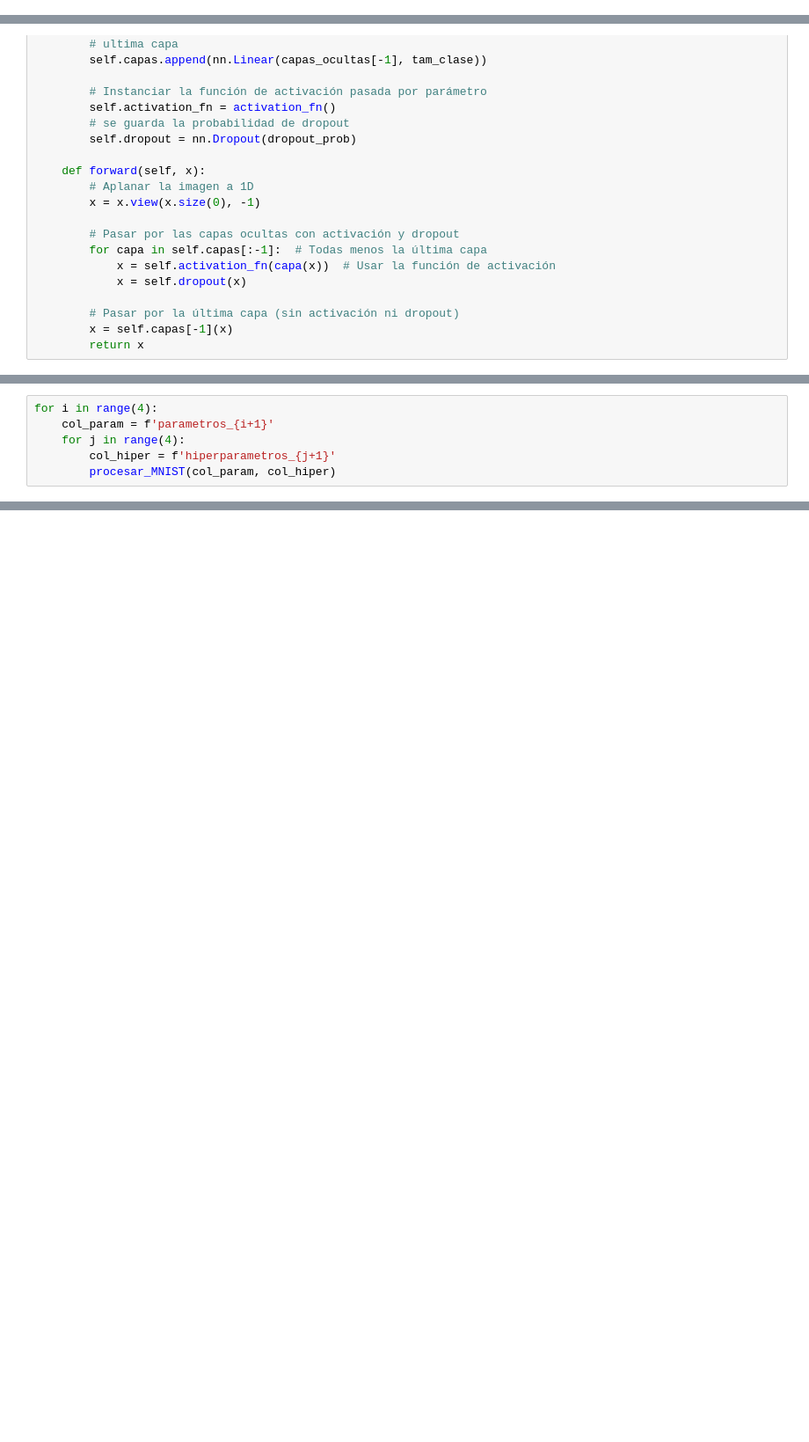
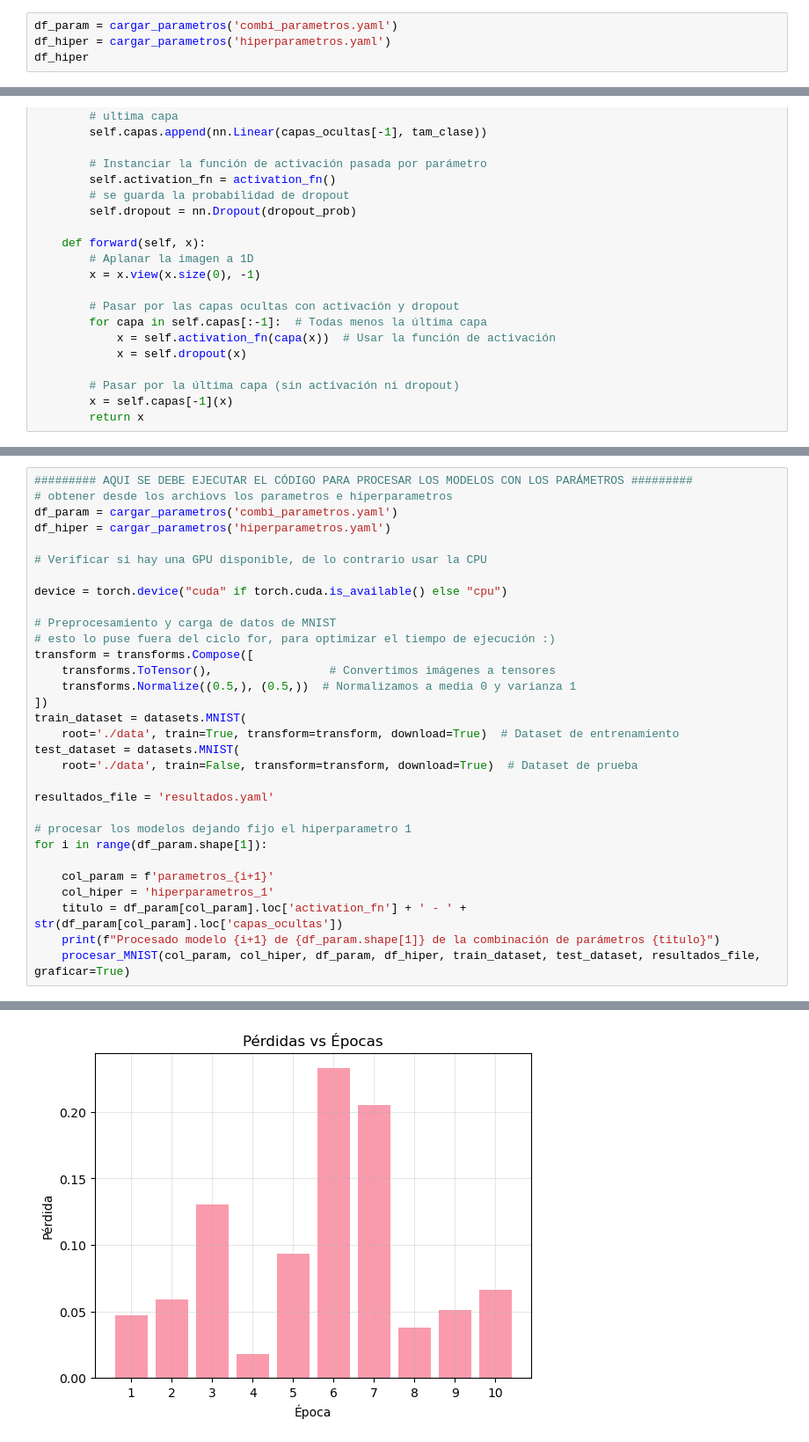
Before and after one commit to doritak/Machine-Learning, a Jupyter notebook: Actividad_5/MLP.ipynb, the cells around one changed output, grey strips where cells are left out. Shown at 88% size. Drawn from its saved outputs; the diff is of its cells as text; blank space fills up the shorter version.

```diff
--- a/Actividad_5/MLP.ipynb
+++ b/Actividad_5/MLP.ipynb
@@ -349,0 +295,4 @@ Accuracy en el conjunto de prueba: 97.15%
+# %%
+df_param = cargar_parametros('combi_parametros.yaml')
+df_hiper = cargar_parametros('hiperparametros.yaml')
+df_hiper
@@ -488,6 +447,0 @@ def procesar_MNIST(col_param, col_hiper):
-# %%
-for i in range(4):
-    col_param = f'parametros_{i+1}'
-    for j in range(4):
-        col_hiper = f'hiperparametros_{j+1}'
-        procesar_MNIST(col_param, col_hiper)
@@ -510,0 +459,32 @@ df_resultados = leer_resultados('respuesta/resultados.yaml')
+# %%
+######### AQUI SE DEBE EJECUTAR EL CÓDIGO PARA PROCESAR LOS MODELOS CON LOS PARÁMETROS #########
+# obtener desde los archiovs los parametros e hiperparametros
+df_param = cargar_parametros('combi_parametros.yaml')
+df_hiper = cargar_parametros('hiperparametros.yaml')
+
+# Verificar si hay una GPU disponible, de lo contrario usar la CPU
+
+device = torch.device("cuda" if torch.cuda.is_available() else "cpu")
+
+# Preprocesamiento y carga de datos de MNIST
+# esto lo puse fuera del ciclo for, para optimizar el tiempo de ejecución :)
+transform = transforms.Compose([
+    transforms.ToTensor(),                 # Convertimos imágenes a tensores
+    transforms.Normalize((0.5,), (0.5,))  # Normalizamos a media 0 y varianza 1
+])
+train_dataset = datasets.MNIST(
+    root='./data', train=True, transform=transform, download=True)  # Dataset de entrenamiento
+test_dataset = datasets.MNIST(
+    root='./data', train=False, transform=transform, download=True)  # Dataset de prueba
+
+resultados_file = 'resultados.yaml'
+
+# procesar los modelos dejando fijo el hiperparametro 1
+for i in range(df_param.shape[1]):
+
+    col_param = f'parametros_{i+1}'
+    col_hiper = 'hiperparametros_1'
+    titulo = df_param[col_param].loc['activation_fn'] + ' - ' + str(df_param[col_param].loc['capas_ocultas'])
+    print(f"Procesado modelo {i+1} de {df_param.shape[1]} de la combinación de parámetros {titulo}")
+    procesar_MNIST(col_param, col_hiper, df_param, df_hiper, train_dataset, test_dataset, resultados_file, graficar=True)
+# %% [output]
@@ -510,0 +494 @@ df_resultados = leer_resultados('respuesta/resultados.yaml')
+[figure, added]
```
Also changed, not shown: parts of 30 cells of this notebook, 6 other files.
